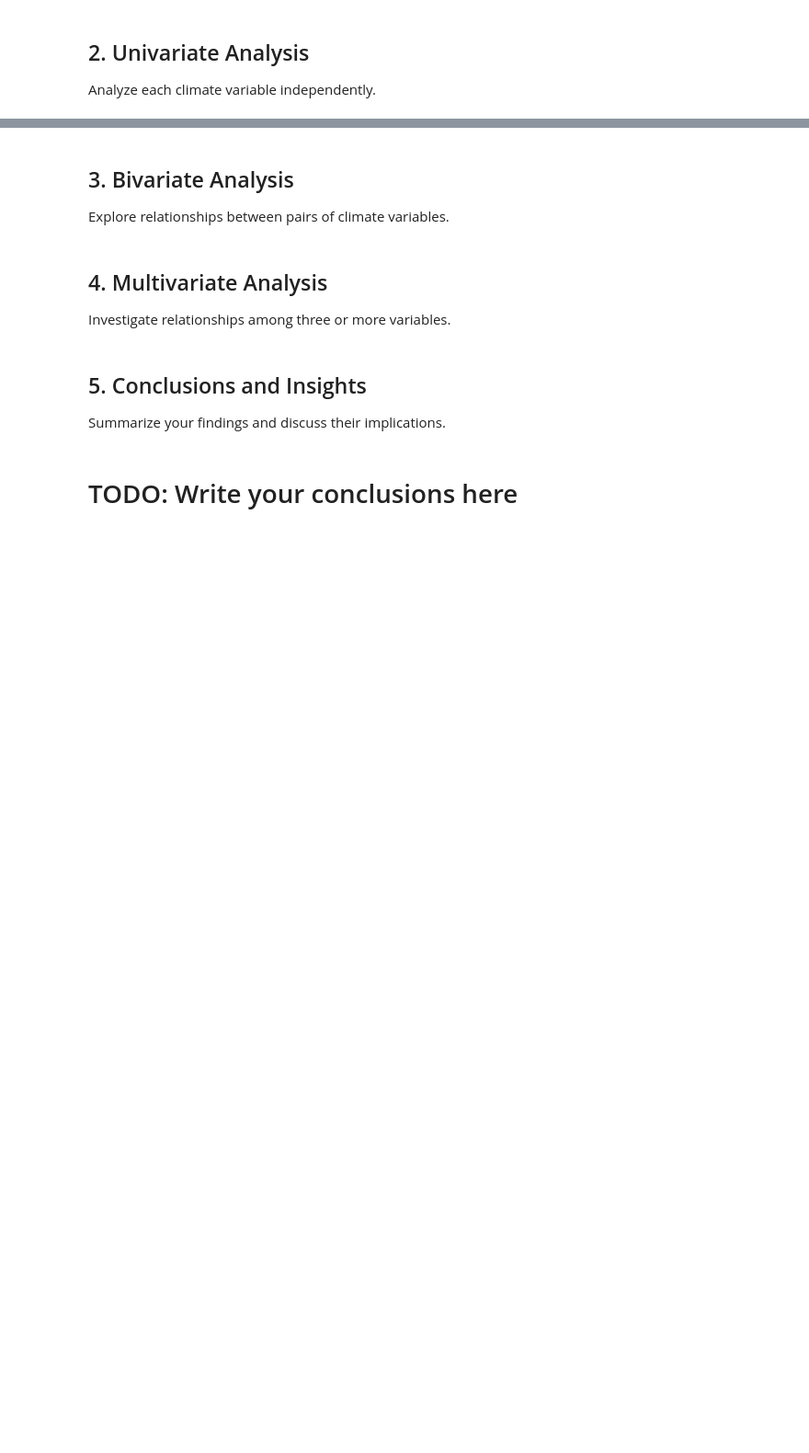
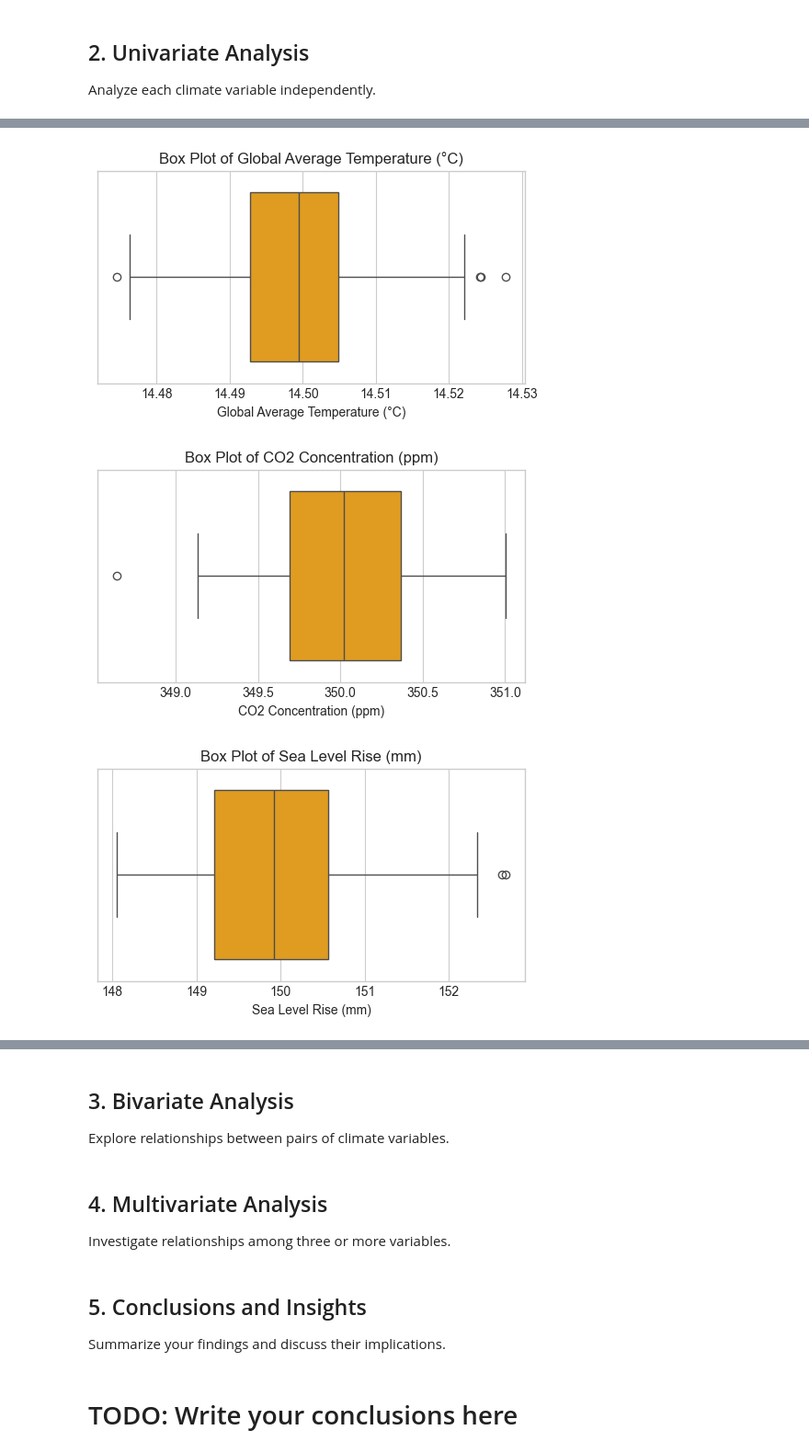
Before and after one commit to Omdena-NIC-Nepal/complete-eda-assignment-group-a-projecthub, a Jupyter notebook: starter-notebook.ipynb, the cells around one changed output, grey strips where cells are left out. Shown: that part at 92% size. Cells and saved outputs as stored; diff of their text form; code cells hidden in the pictures; blank space fills up the shorter version.

```diff
--- a/starter-notebook.ipynb
+++ b/starter-notebook.ipynb
@@ -64,0 +137,12 @@ Analyze each climate variable independently.
+# %%
+# Box plot to detect outliers
+for column in column_names:
+    data = df_new[column]
+    plt.figure(figsize=(6, 3))
+    sns.boxplot(x=data, color='orange')
+    plt.title(f'Box Plot of {column}')
+    plt.show()
+# %% [output]
+[figure, added]
+[figure, added]
+[figure, added]
```
Also changed, not shown: parts of 6 cells of this notebook.
